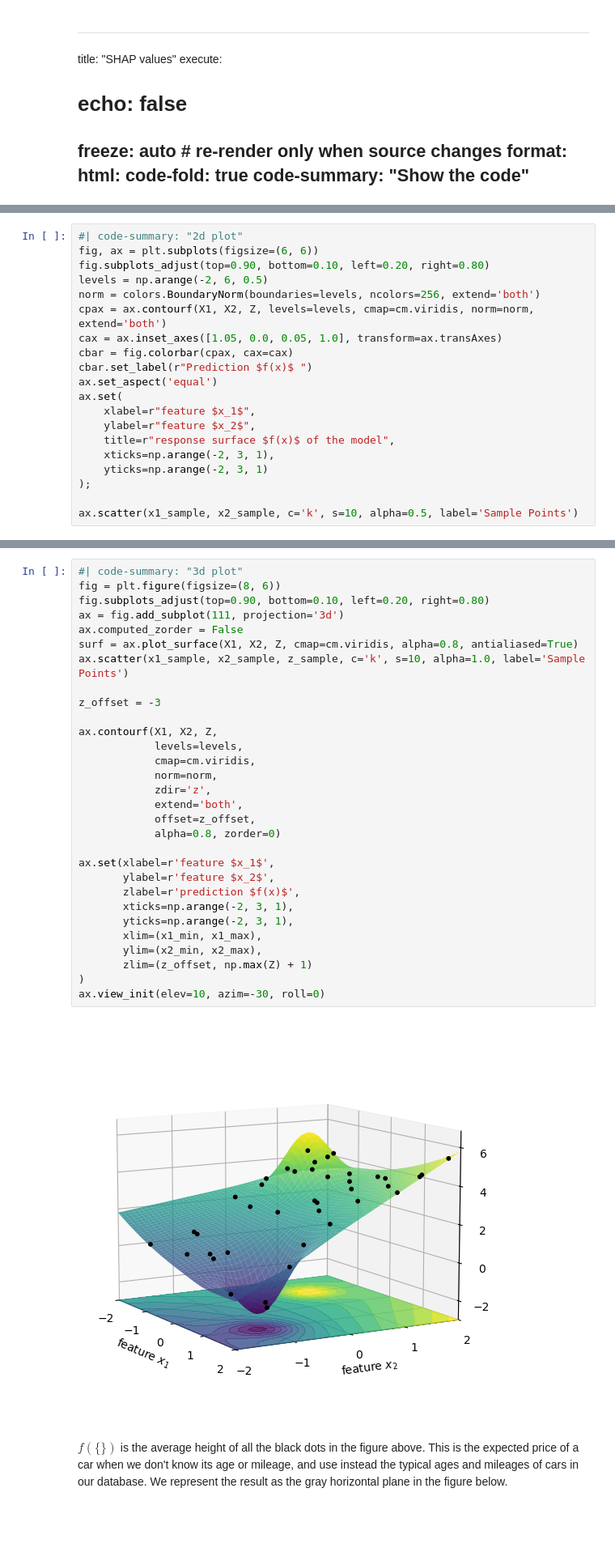
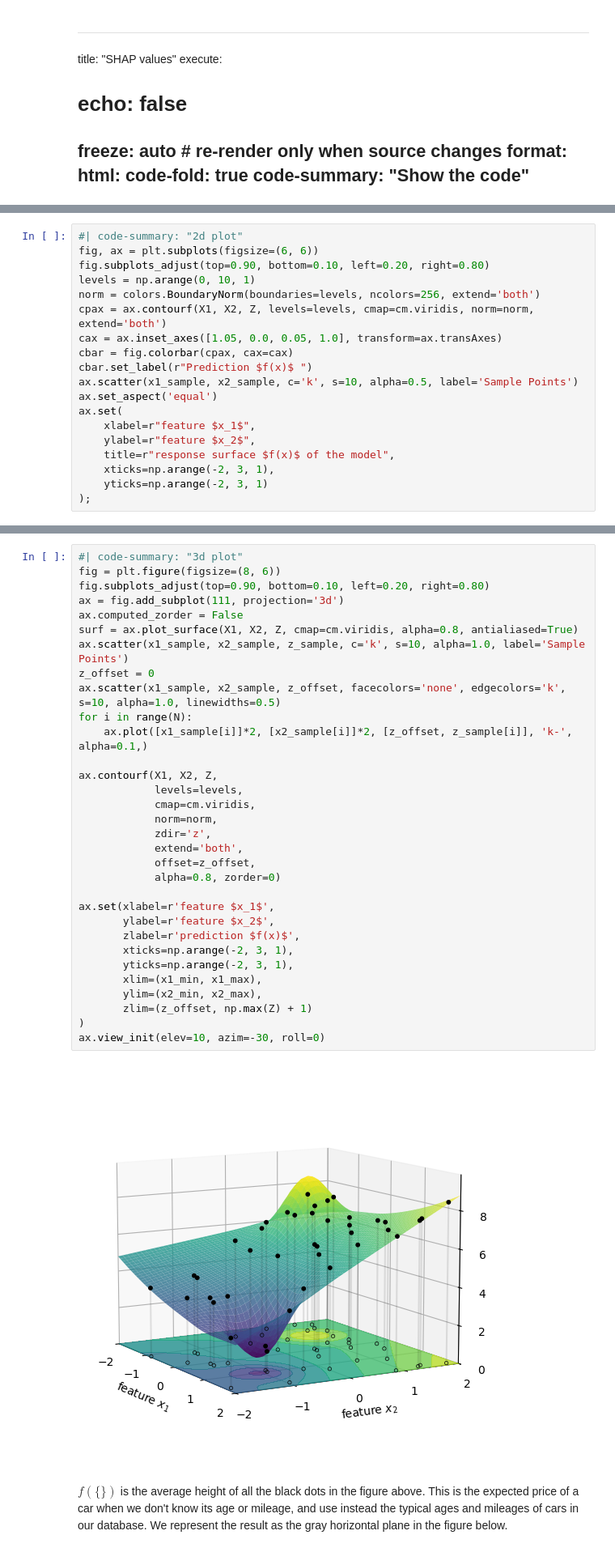
Before and after one commit to yairmau/statistics, a Jupyter notebook: misc/shap.ipynb, the cells around one changed output, grey strips where cells are left out. Shown at 81% size. Saved outputs shown, nothing was run; the diff lists cells and outputs as text; blank space fills up the shorter version.

```diff
--- a/misc/shap.ipynb
+++ b/misc/shap.ipynb
@@ -11,0 +43,19 @@ format:
+# %%
+#| code-summary: "2d plot"
+fig, ax = plt.subplots(figsize=(6, 6))
+fig.subplots_adjust(top=0.90, bottom=0.10, left=0.20, right=0.80)
+levels = np.arange(0, 10, 1)
+norm = colors.BoundaryNorm(boundaries=levels, ncolors=256, extend='both')
+cpax = ax.contourf(X1, X2, Z, levels=levels, cmap=cm.viridis, norm=norm, extend='both')
+cax = ax.inset_axes([1.05, 0.0, 0.05, 1.0], transform=ax.transAxes)
+cbar = fig.colorbar(cpax, cax=cax)
+cbar.set_label(r"Prediction $f(x)$ ")
+ax.scatter(x1_sample, x2_sample, c='k', s=10, alpha=0.5, label='Sample Points')
+ax.set_aspect('equal')
+ax.set(
+    xlabel=r"feature $x_1$",
+    ylabel=r"feature $x_2$",
+    title=r"response surface $f(x)$ of the model",
+    xticks=np.arange(-2, 3, 1),
+    yticks=np.arange(-2, 3, 1)
+);
@@ -87,20 +118,0 @@ Z = model_f(X1, X2)
-# %%
-#| code-summary: "2d plot"
-fig, ax = plt.subplots(figsize=(6, 6))
-fig.subplots_adjust(top=0.90, bottom=0.10, left=0.20, right=0.80)
-levels = np.arange(-2, 6, 0.5)
-norm = colors.BoundaryNorm(boundaries=levels, ncolors=256, extend='both')
-cpax = ax.contourf(X1, X2, Z, levels=levels, cmap=cm.viridis, norm=norm, extend='both')
-cax = ax.inset_axes([1.05, 0.0, 0.05, 1.0], transform=ax.transAxes)
-cbar = fig.colorbar(cpax, cax=cax)
-cbar.set_label(r"Prediction $f(x)$ ")
-ax.set_aspect('equal')
-ax.set(
-    xlabel=r"feature $x_1$",
-    ylabel=r"feature $x_2$",
-    title=r"response surface $f(x)$ of the model",
-    xticks=np.arange(-2, 3, 1),
-    yticks=np.arange(-2, 3, 1)
-);
-
-ax.scatter(x1_sample, x2_sample, c='k', s=10, alpha=0.5, label='Sample Points')
@@ -112,35 +119,37 @@ Another way to see this is by plotting the model's predictions as the height of
 # %%
 #| code-summary: "3d plot"
 fig = plt.figure(figsize=(8, 6))
 fig.subplots_adjust(top=0.90, bottom=0.10, left=0.20, right=0.80)
 ax = fig.add_subplot(111, projection='3d')
 ax.computed_zorder = False
 surf = ax.plot_surface(X1, X2, Z, cmap=cm.viridis, alpha=0.8, antialiased=True)
 ax.scatter(x1_sample, x2_sample, z_sample, c='k', s=10, alpha=1.0, label='Sample Points')
-
-z_offset = -3
+z_offset = 0
+ax.scatter(x1_sample, x2_sample, z_offset, facecolors='none', edgecolors='k', s=10, alpha=1.0, linewidths=0.5)
+for i in range(N):
+    ax.plot([x1_sample[i]]*2, [x2_sample[i]]*2, [z_offset, z_sample[i]], 'k-', alpha=0.1,)
 
 ax.contourf(X1, X2, Z,
             levels=levels,
             cmap=cm.viridis,
             norm=norm,
             zdir='z',
             extend='both',
             offset=z_offset,
             alpha=0.8, zorder=0)
 
 ax.set(xlabel=r'feature $x_1$',
        ylabel=r'feature $x_2$',
        zlabel=r'prediction $f(x)$',
        xticks=np.arange(-2, 3, 1),
        yticks=np.arange(-2, 3, 1),
        xlim=(x1_min, x1_max),
        ylim=(x2_min, x2_max),
        zlim=(z_offset, np.max(Z) + 1)
 )
 ax.view_init(elev=10, azim=-30, roll=0)
 # %% [output]
-[figure, old version]
+[figure, new version]
 # %% [markdown]
 $f(\{\})$ is the average height of all the black dots in the figure above. This is the expected price of a car when we don't know its age or mileage, and use instead the typical ages and mileages of cars in our database. We represent the result as the gray horizontal plane in the figure below.
 # %%
```
Also changed, not shown: parts of 34 cells of this notebook, 25 other files.
